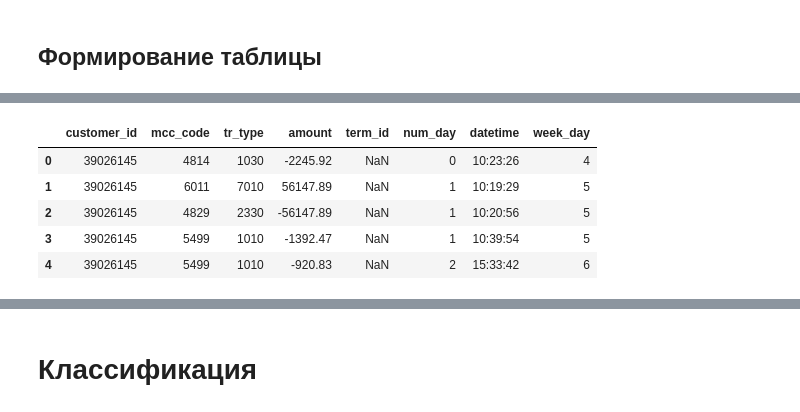
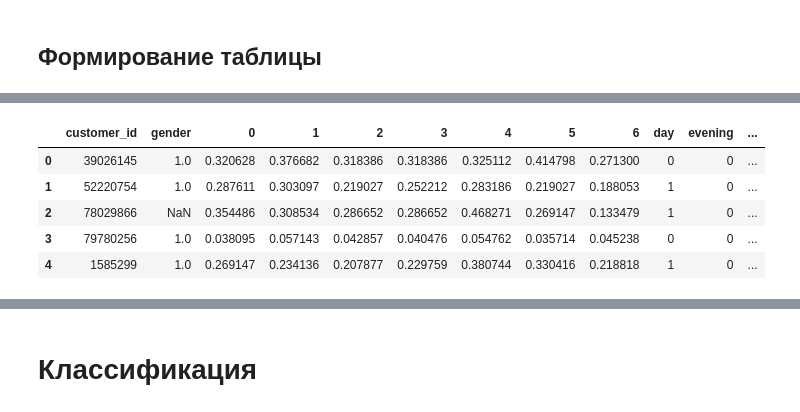
Before and after one commit to ospanoff/MMP_magistracy, a Jupyter notebook: AMA/n3.1/task.ipynb, the cells around one changed output, grey strips where cells are left out. Cells and saved outputs as stored; diff of their text form; code cells hidden in the pictures.

```diff
--- a/AMA/n3.1/task.ipynb
+++ b/AMA/n3.1/task.ipynb
@@ -57,16 +123,13 @@ X.columns = ['customer_id']
 # %%
-X = pd.merge(X, customers_gender_train, on='customer_id', how='left')
-del customers_gender_train
+# tmp = transactions.groupby('customer_id').apply(daylight).reset_index()
+
+# X = pd.merge(X, tmp, on='customer_id', how='left')
+# del tmp
+# X[:5]
+# %% [output]
+|  | customer_id | gender | 0 | 1 | 2 | 3 | 4 | 5 | 6 | day | evening | ... |
+| 0 | 39026145 | 1.0 | 0.320628 | 0.376682 | 0.318386 | 0.318386 | 0.325112 | 0.414798 | 0.271300 | 0 | 0 | ... |
+| 1 | 52220754 | 1.0 | 0.287611 | 0.303097 | 0.219027 | 0.252212 | 0.283186 | 0.219027 | 0.188053 | 1 | 0 | ... |
+| 2 | 78029866 | NaN | 0.354486 | 0.308534 | 0.286652 | 0.286652 | 0.468271 | 0.269147 | 0.133479 | 1 | 0 | ... |
+| 3 | 79780256 | 1.0 | 0.038095 | 0.057143 | 0.042857 | 0.040476 | 0.054762 | 0.035714 | 0.045238 | 0 | 0 | ... |
+| 4 | 1585299 | 1.0 | 0.269147 | 0.234136 | 0.207877 | 0.229759 | 0.380744 | 0.330416 | 0.218818 | 1 | 0 | ... |
-# %%
-transactions['num_day'] = transactions['tr_datetime'].apply(lambda x: int(x.split(' ')[0]))
-transactions['datetime'] = transactions['tr_datetime'].apply(lambda x: x.split(' ')[1])
-transactions['week_day'] = transactions['num_day'].apply(lambda x: (x + 4) % 7)
-transactions.drop('tr_datetime', axis=1, inplace=True)
-transactions[:5]
-# %% [output]
-|  | customer_id | mcc_code | tr_type | amount | term_id | num_day | datetime | week_day |
-| 0 | 39026145 | 4814 | 1030 | -2245.92 | NaN | 0 | 10:23:26 | 4 |
-| 1 | 39026145 | 6011 | 7010 | 56147.89 | NaN | 1 | 10:19:29 | 5 |
-| 2 | 39026145 | 4829 | 2330 | -56147.89 | NaN | 1 | 10:20:56 | 5 |
-| 3 | 39026145 | 5499 | 1010 | -1392.47 | NaN | 1 | 10:39:54 | 5 |
-| 4 | 39026145 | 5499 | 1010 | -920.83 | NaN | 2 | 15:33:42 | 6 |
```
Also changed, not shown: parts of 50 cells of this notebook.
